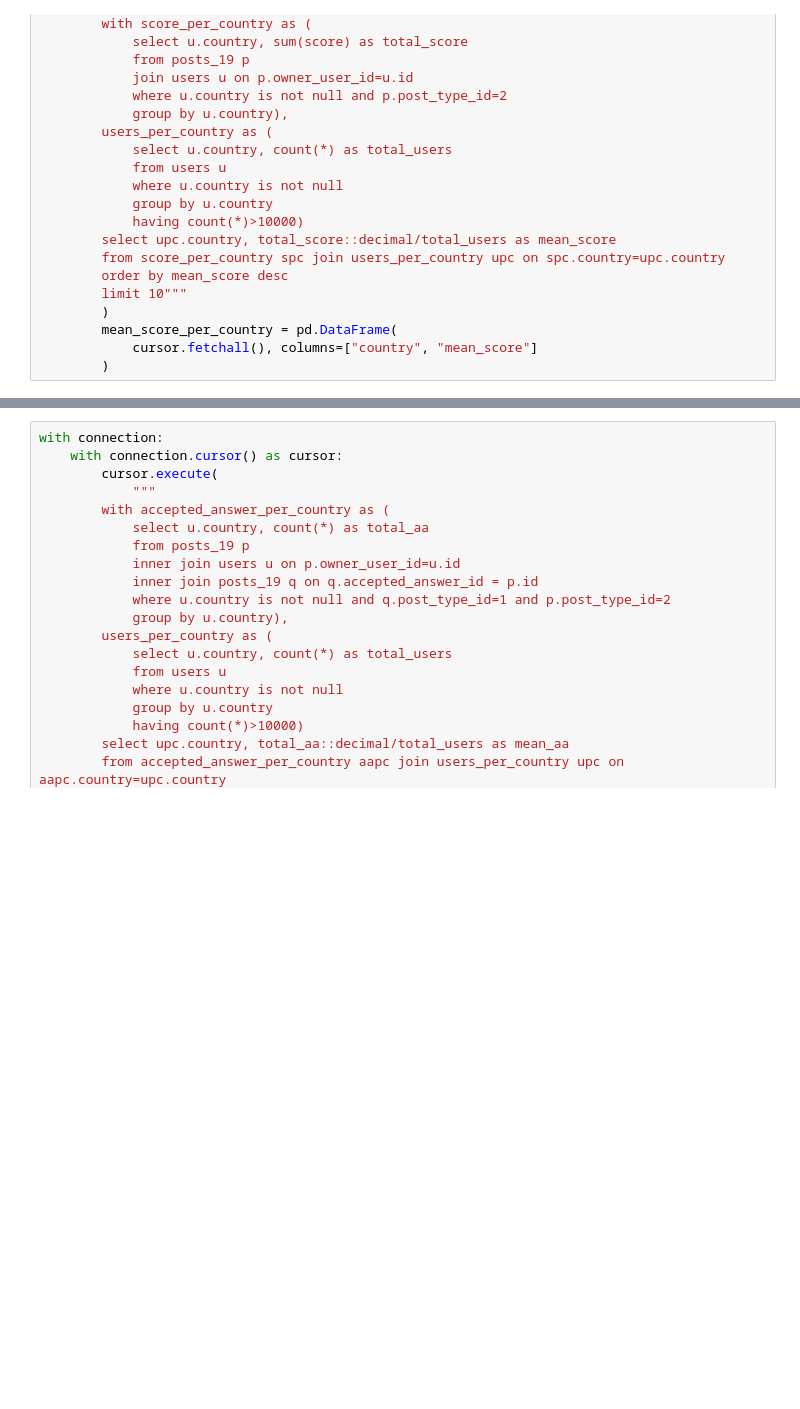
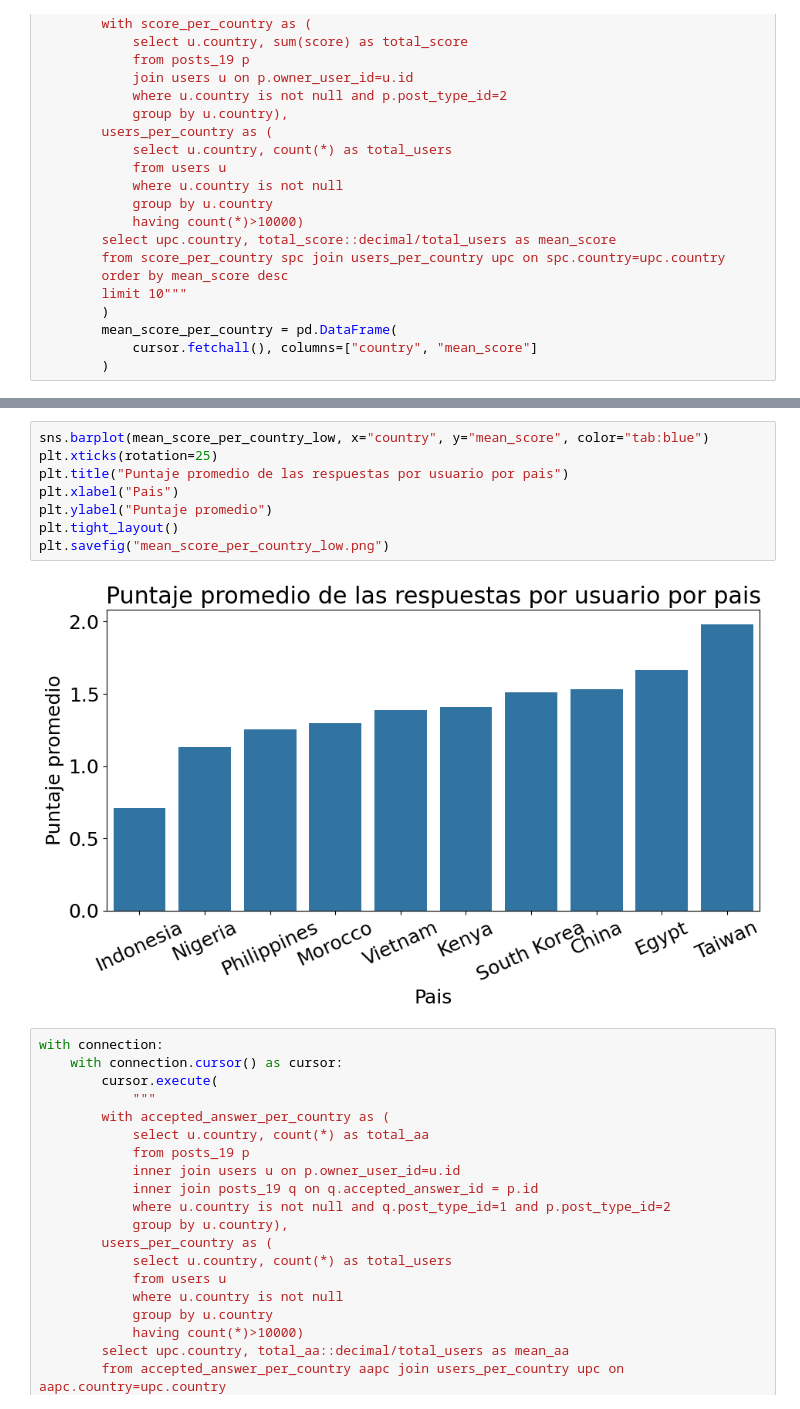
Before and after one commit to flopezd/so_q_recom, a Jupyter notebook: notebooks/eda/python.ipynb, the cells around one changed output, grey strips where cells are left out. Drawn from its saved outputs; the diff is of its cells as text; blank space fills up the shorter version.

```diff
--- a/notebooks/eda/python.ipynb
+++ b/notebooks/eda/python.ipynb
@@ -167,3 +211,13 @@ plt.savefig("mean_score_per_country.pdf")
+# %%
+sns.barplot(mean_score_per_country_low, x="country", y="mean_score", color="tab:blue")
+plt.xticks(rotation=25)
+plt.title("Puntaje promedio de las respuestas por usuario por pais")
+plt.xlabel("Pais")
+plt.ylabel("Puntaje promedio")
+plt.tight_layout()
+plt.savefig("mean_score_per_country_low.png")
+# %% [output]
+[figure, added]
 # %%
 with connection:
     with connection.cursor() as cursor:
```
Also changed, not shown: parts of 6 cells of this notebook, 8 other files.
